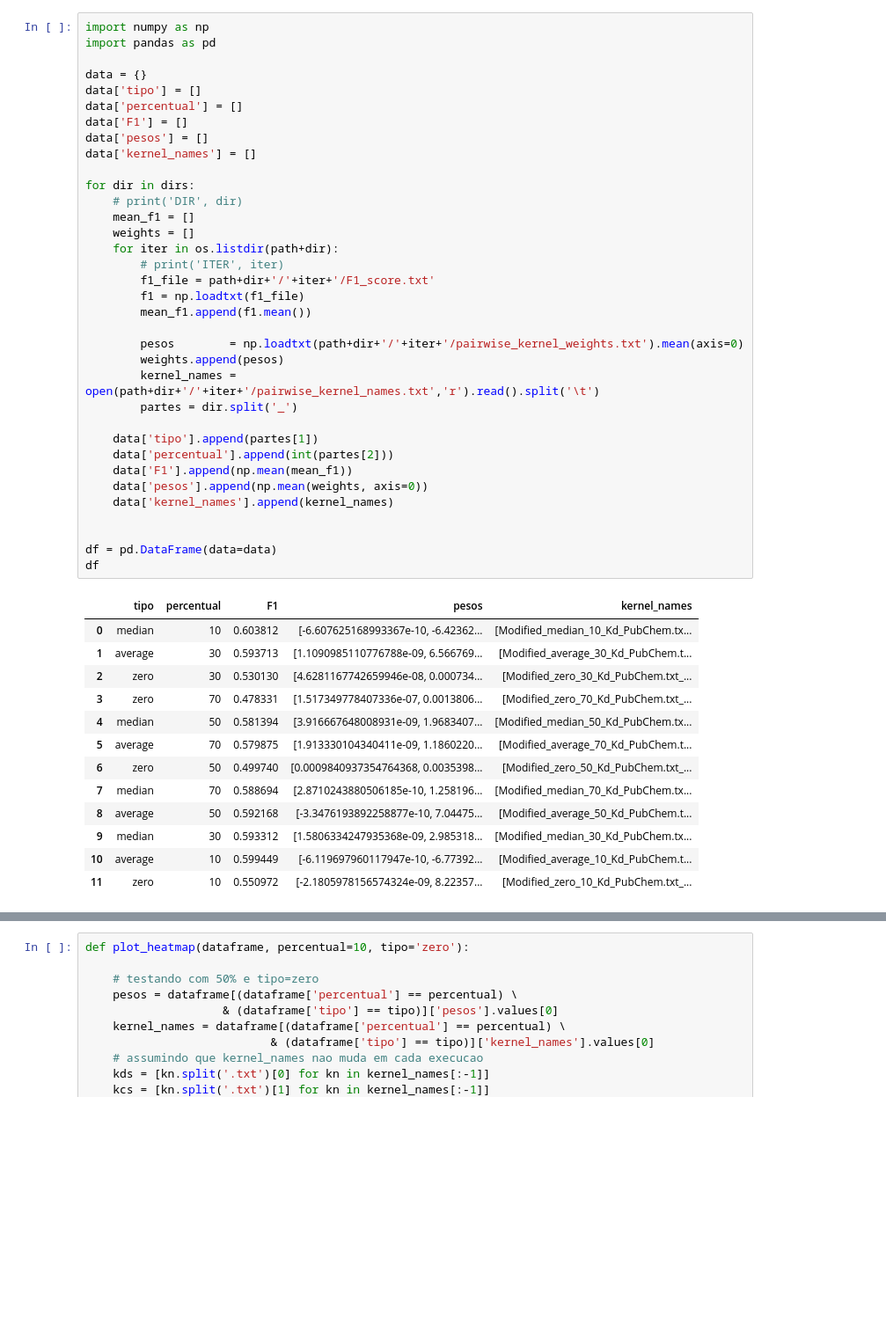
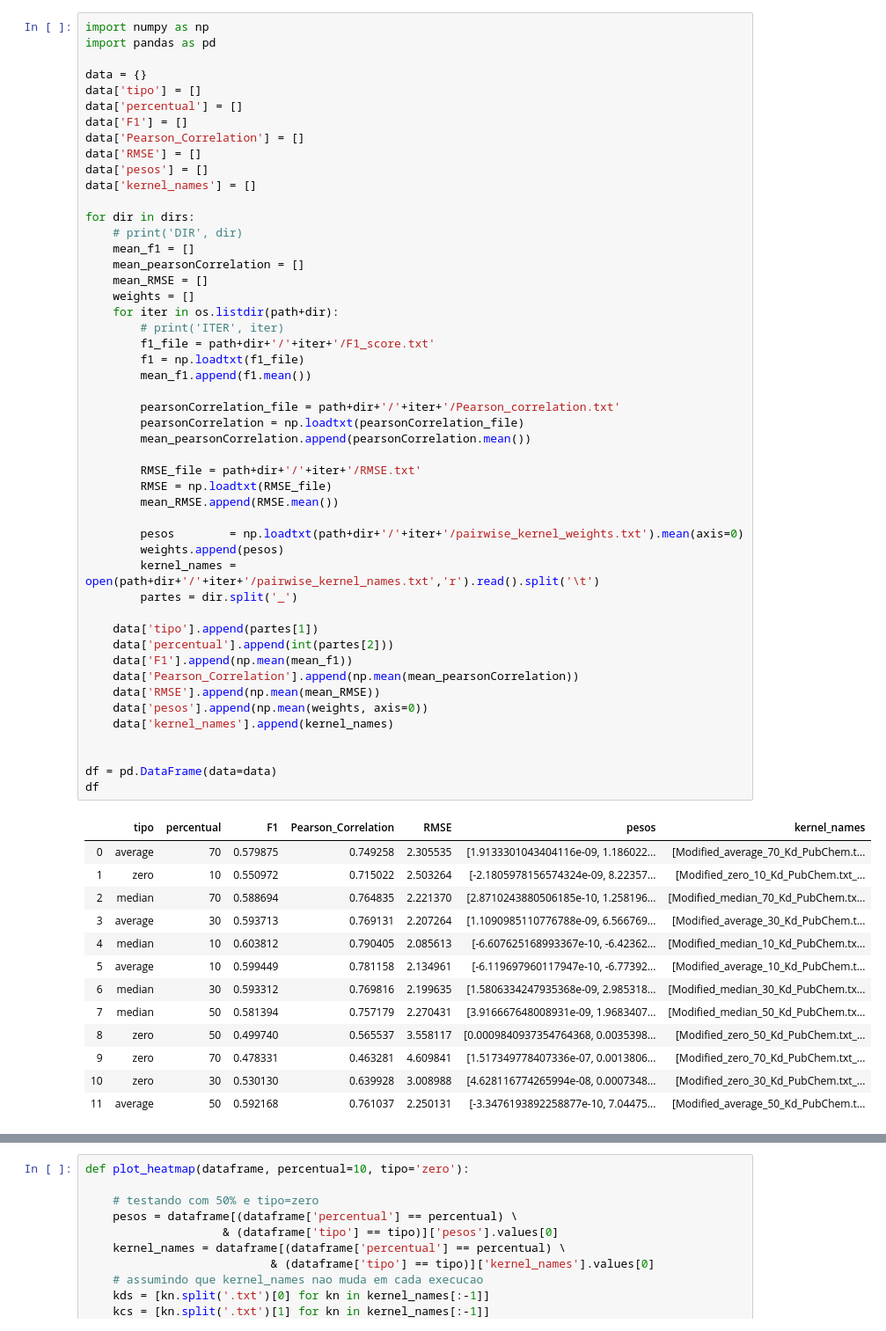
Before and after one commit to TassiaBastos/Treatment-of-incomplete-kernels, a Jupyter notebook: notebooks/analise_scenario3.ipynb, the cells around one changed output, grey strips where cells are left out. Shown at 88% size. Drawn from its saved outputs; the diff is of its cells as text; blank space fills up the shorter version.

```diff
--- a/notebooks/analise_scenario3.ipynb
+++ b/notebooks/analise_scenario3.ipynb
@@ -27,44 +29,58 @@ data = {}
 data['tipo'] = []
 data['percentual'] = []
 data['F1'] = []
+data['Pearson_Correlation'] = []
+data['RMSE'] = []
 data['pesos'] = []
 data['kernel_names'] = []
 
 for dir in dirs:
     # print('DIR', dir)
     mean_f1 = []
+    mean_pearsonCorrelation = []
+    mean_RMSE = []
     weights = []
     for iter in os.listdir(path+dir):
         # print('ITER', iter)
         f1_file = path+dir+'/'+iter+'/F1_score.txt'
         f1 = np.loadtxt(f1_file)
         mean_f1.append(f1.mean())
+
+        pearsonCorrelation_file = path+dir+'/'+iter+'/Pearson_correlation.txt'
+        pearsonCorrelation = np.loadtxt(pearsonCorrelation_file)
+        mean_pearsonCorrelation.append(pearsonCorrelation.mean())
+
+        RMSE_file = path+dir+'/'+iter+'/RMSE.txt'
+        RMSE = np.loadtxt(RMSE_file)
+        mean_RMSE.append(RMSE.mean())
 
         pesos        = np.loadtxt(path+dir+'/'+iter+'/pairwise_kernel_weights.txt').mean(axis=0)
         weights.append(pesos)
         kernel_names = open(path+dir+'/'+iter+'/pairwise_kernel_names.txt','r').read().split('\t')
         partes = dir.split('_')
 
     data['tipo'].append(partes[1])
     data['percentual'].append(int(partes[2]))
     data['F1'].append(np.mean(mean_f1))
+    data['Pearson_Correlation'].append(np.mean(mean_pearsonCorrelation))
+    data['RMSE'].append(np.mean(mean_RMSE))
     data['pesos'].append(np.mean(weights, axis=0))
     data['kernel_names'].append(kernel_names)
 
 
 df = pd.DataFrame(data=data)
 df
 # %% [output]
-|  | tipo | percentual | F1 | pesos | kernel_names |
-| 0 | median | 10 | 0.603812 | [-6.607625168993367e-10, -6.42362... | [Modified_median_10_Kd_PubChem.tx... |
-| 1 | average | 30 | 0.593713 | [1.1090985110776788e-09, 6.566769... | [Modified_average_30_Kd_PubChem.t... |
-| 2 | zero | 30 | 0.530130 | [4.6281167742659946e-08, 0.000734... | [Modified_zero_30_Kd_PubChem.txt_... |
-| 3 | zero | 70 | 0.478331 | [1.517349778407336e-07, 0.0013806... | [Modified_zero_70_Kd_PubChem.txt_... |
-| 4 | median | 50 | 0.581394 | [3.916667648008931e-09, 1.9683407... | [Modified_median_50_Kd_PubChem.tx... |
-| 5 | average | 70 | 0.579875 | [1.913330104340411e-09, 1.1860220... | [Modified_average_70_Kd_PubChem.t... |
-| 6 | zero | 50 | 0.499740 | [0.0009840937354764368, 0.0035398... | [Modified_zero_50_Kd_PubChem.txt_... |
-| 7 | median | 70 | 0.588694 | [2.8710243880506185e-10, 1.258196... | [Modified_median_70_Kd_PubChem.tx... |
-| 8 | average | 50 | 0.592168 | [-3.3476193892258877e-10, 7.04475... | [Modified_average_50_Kd_PubChem.t... |
-| 9 | median | 30 | 0.593312 | [1.5806334247935368e-09, 2.985318... | [Modified_median_30_Kd_PubChem.tx... |
-| 10 | average | 10 | 0.599449 | [-6.119697960117947e-10, -6.77392... | [Modified_average_10_Kd_PubChem.t... |
-| 11 | zero | 10 | 0.550972 | [-2.1805978156574324e-09, 8.22357... | [Modified_zero_10_Kd_PubChem.txt_... |
+|  | tipo | percentual | F1 | Pearson_Correlation | RMSE | pesos | kernel_names |
+| 0 | average | 70 | 0.579875 | 0.749258 | 2.305535 | [1.9133301043404116e-09, 1.186022... | [Modified_average_70_Kd_PubChem.t... |
+| 1 | zero | 10 | 0.550972 | 0.715022 | 2.503264 | [-2.1805978156574324e-09, 8.22357... | [Modified_zero_10_Kd_PubChem.txt_... |
+| 2 | median | 70 | 0.588694 | 0.764835 | 2.221370 | [2.8710243880506185e-10, 1.258196... | [Modified_median_70_Kd_PubChem.tx... |
+| 3 | average | 30 | 0.593713 | 0.769131 | 2.207264 | [1.1090985110776788e-09, 6.566769... | [Modified_average_30_Kd_PubChem.t... |
+| 4 | median | 10 | 0.603812 | 0.790405 | 2.085613 | [-6.607625168993367e-10, -6.42362... | [Modified_median_10_Kd_PubChem.tx... |
+| 5 | average | 10 | 0.599449 | 0.781158 | 2.134961 | [-6.119697960117947e-10, -6.77392... | [Modified_average_10_Kd_PubChem.t... |
+| 6 | median | 30 | 0.593312 | 0.769816 | 2.199635 | [1.5806334247935368e-09, 2.985318... | [Modified_median_30_Kd_PubChem.tx... |
+| 7 | median | 50 | 0.581394 | 0.757179 | 2.270431 | [3.916667648008931e-09, 1.9683407... | [Modified_median_50_Kd_PubChem.tx... |
+| 8 | zero | 50 | 0.499740 | 0.565537 | 3.558117 | [0.0009840937354764368, 0.0035398... | [Modified_zero_50_Kd_PubChem.txt_... |
+| 9 | zero | 70 | 0.478331 | 0.463281 | 4.609841 | [1.517349778407336e-07, 0.0013806... | [Modified_zero_70_Kd_PubChem.txt_... |
+| 10 | zero | 30 | 0.530130 | 0.639928 | 3.008988 | [4.628116774265994e-08, 0.0007348... | [Modified_zero_30_Kd_PubChem.txt_... |
+| 11 | average | 50 | 0.592168 | 0.761037 | 2.250131 | [-3.3476193892258877e-10, 7.04475... | [Modified_average_50_Kd_PubChem.t... |
```
Also changed, not shown: parts of 43 cells of this notebook.
